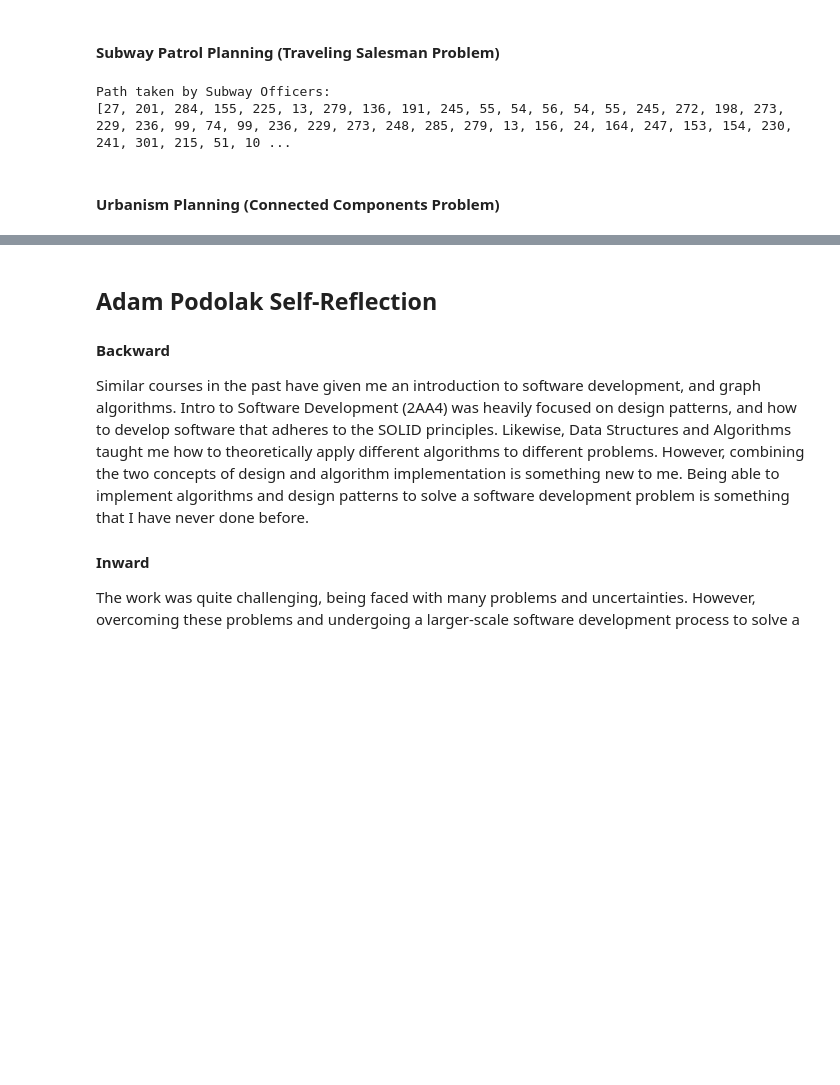
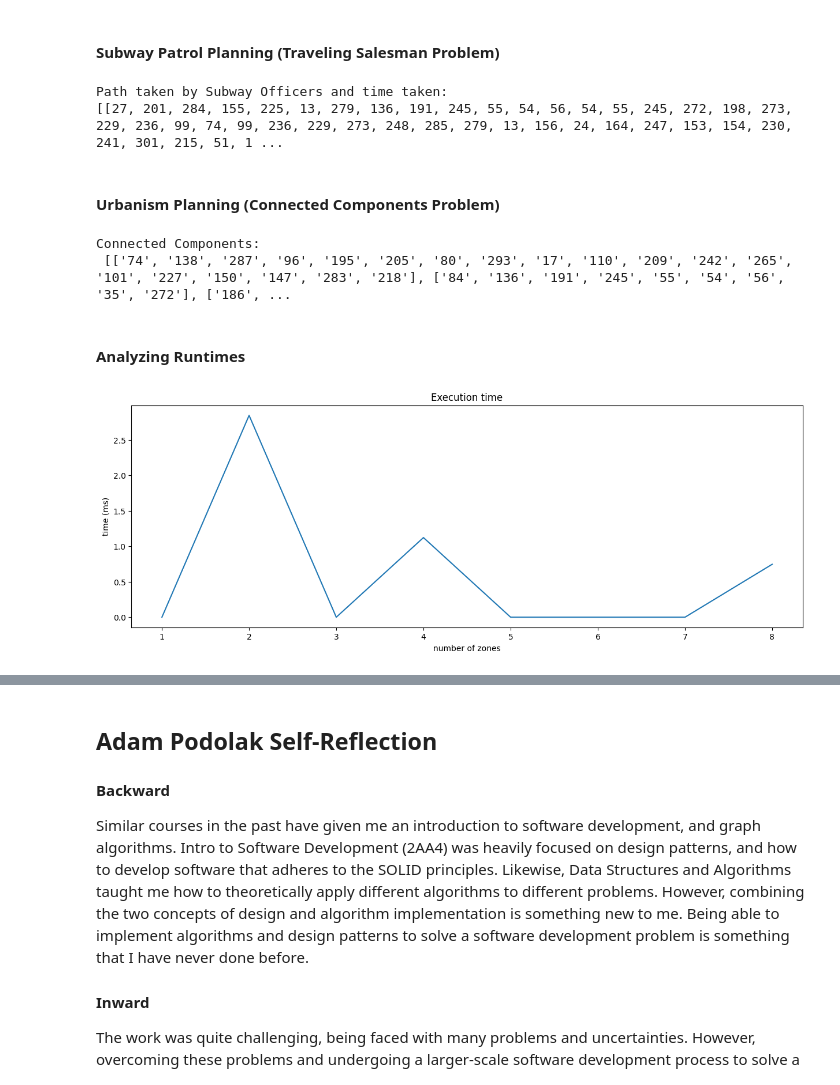
Before and after one commit to adampodolak/Subway-Network-Graphing-Software, a Jupyter notebook: graph_lab.ipynb, the cells around one changed output, grey strips where cells are left out. Drawn from its saved outputs; the diff is of its cells as text; code cells hidden in the pictures; blank space fills up the shorter version.

```diff
--- a/graph_lab.ipynb
+++ b/graph_lab.ipynb
@@ -367,15 +367,46 @@ from TravelerSalesman import TravellingSalesman
 
 traverser = TravellingSalesman(graph,dijkstras)
 #returns the path, and the time taken
-print("Path taken by Subway Officers:")
-traverser.find(27,[27,103,56,74])
+print("Path taken by Subway Officers and time taken:")
+print(traverser.find(27,[27,103,56,74]))
 # %% [output]
-Path taken by Subway Officers:
-[27, 201, 284, 155, 225, 13, 279, 136, 191, 245, 55, 54, 56, 54, 55, 245, 272, 198, 273, 229, 236, 99, 74, 99, 236, 229, 273, 248, 285, 279, 13, 156, 24, 164, 247, 153, 154, 230, 241, 301, 215, 51, 10 ...
+Path taken by Subway Officers and time taken:
+[[27, 201, 284, 155, 225, 13, 279, 136, 191, 245, 55, 54, 56, 54, 55, 245, 272, 198, 273, 229, 236, 99, 74, 99, 236, 229, 273, 248, 285, 279, 13, 156, 24, 164, 247, 153, 154, 230, 241, 301, 215, 51, 1 ...
 # %% [markdown]
 #### Urbanism Planning (Connected Components Problem)
 # %%
-#code for urbanism planning part
+import sys
+sys.path.insert(0, './code/UrbanismPlanning')
+from ConnectedComponents import ConnectedComponents
+
+connections = ConnectedComponents()
+connected_components = connections.run(graph, 2)
+print("Connected Components:\n", connected_components)
+# %% [output]
+Connected Components:
+ [['74', '138', '287', '96', '195', '205', '80', '293', '17', '110', '209', '242', '265', '101', '227', '150', '147', '283', '218'], ['84', '136', '191', '245', '55', '54', '56', '35', '272'], ['186', ...
+# %% [markdown]
+#### Analyzing Runtimes
+# %%
+import time
+x_axis = [zone for zone in range(1,9)]
+
+def get_y_axis(graph, zone):
+    st = time.time()
+    connections.run(graph, zone)
+    et = time.time()
+    exec_time = et - st
+    return exec_time * 1000
+
+y_axis = [get_y_axis(graph, zone) for zone in range(1,9)]
+
+plt.plot(x_axis, y_axis)
+plt.title("Execution time")
+plt.xlabel('number of zones')
+plt.ylabel('time (ms)')
+plt.show()
+# %% [output]
+[figure, added]
 # %% [markdown]
 Week 2 Report
 ====================
```
Also changed, not shown: parts of 7 cells of this notebook, 4 other files.
